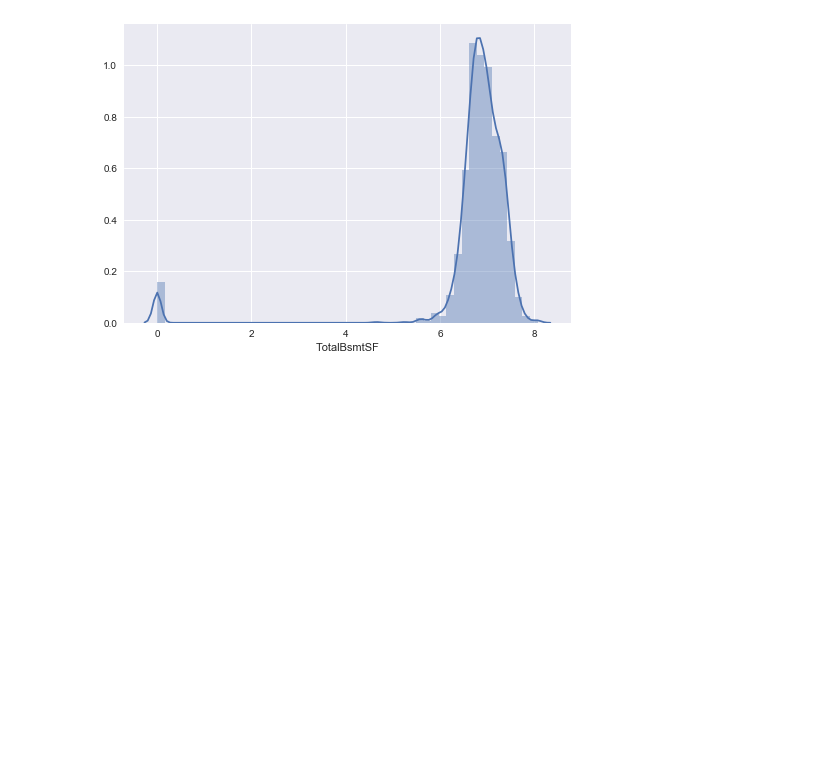
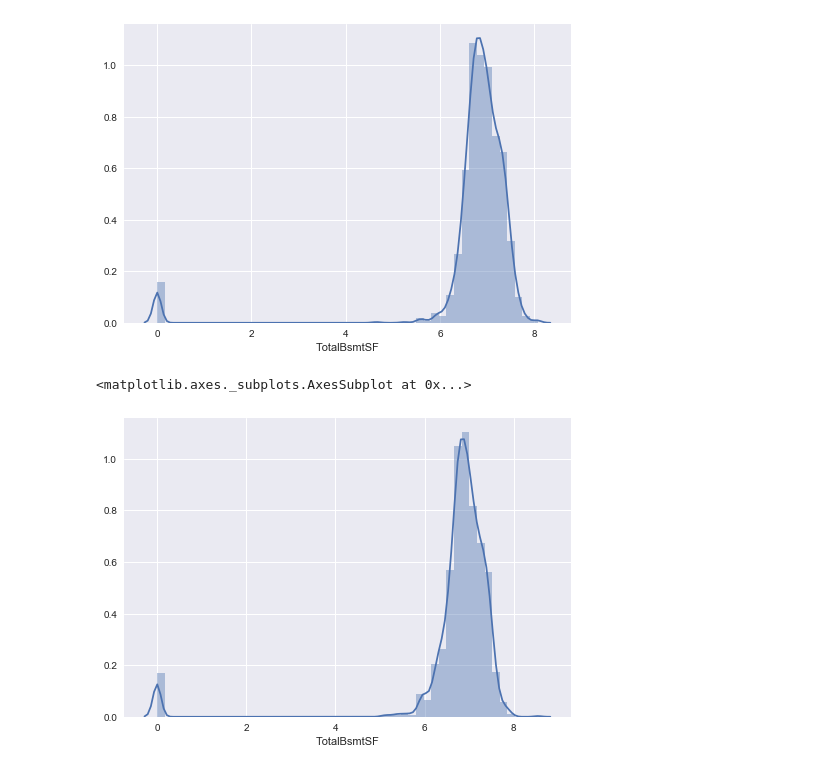
Before and after one commit to sushant2811/KaggleHousingPrices, a Jupyter notebook: KaggleHousingPrices.ipynb, the cells around one changed output. Cells and saved outputs as stored; diff of their text form; code cells hidden in the pictures; blank space fills up the shorter version.

```diff
--- a/KaggleHousingPrices.ipynb
+++ b/KaggleHousingPrices.ipynb
@@ -1731,4 +1755,7 @@ sns.distplot(train_df_mod2['TotalBsmtSF'])
 <matplotlib.axes._subplots.AxesSubplot at 0x...>
 [figure]
 # %%
-sns.distplot(train_df_mod2['TotalBsmtSF'])
+sns.distplot(test_df_mod2['TotalBsmtSF'])
+# %% [output]
+<matplotlib.axes._subplots.AxesSubplot at 0x...>
+[figure, added]
```
Also changed, not shown: parts of 9 cells of this notebook.
